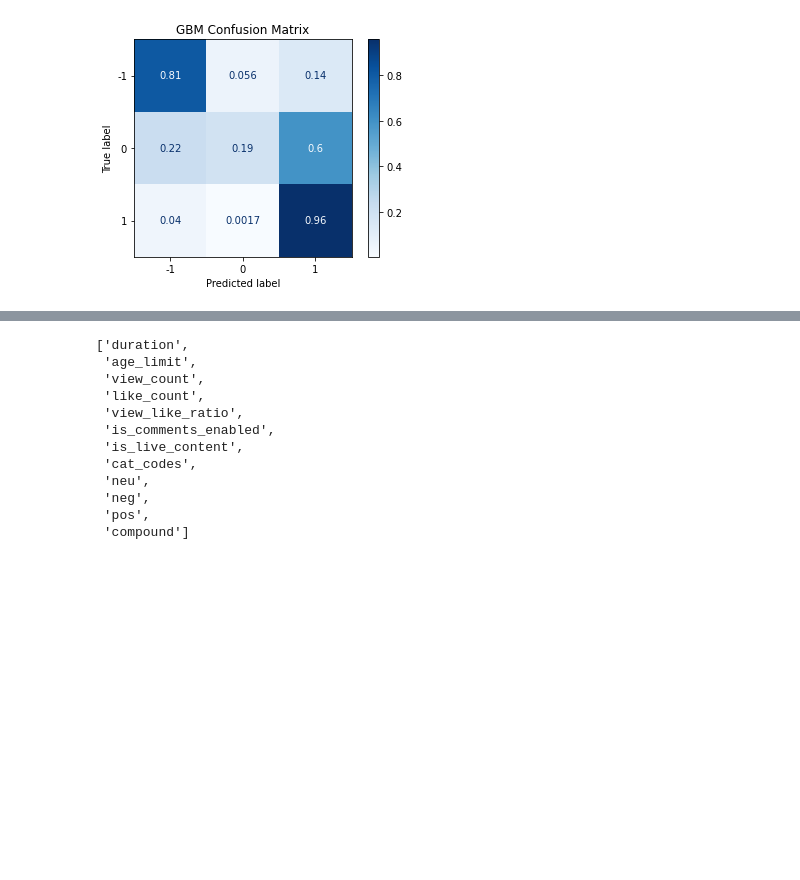
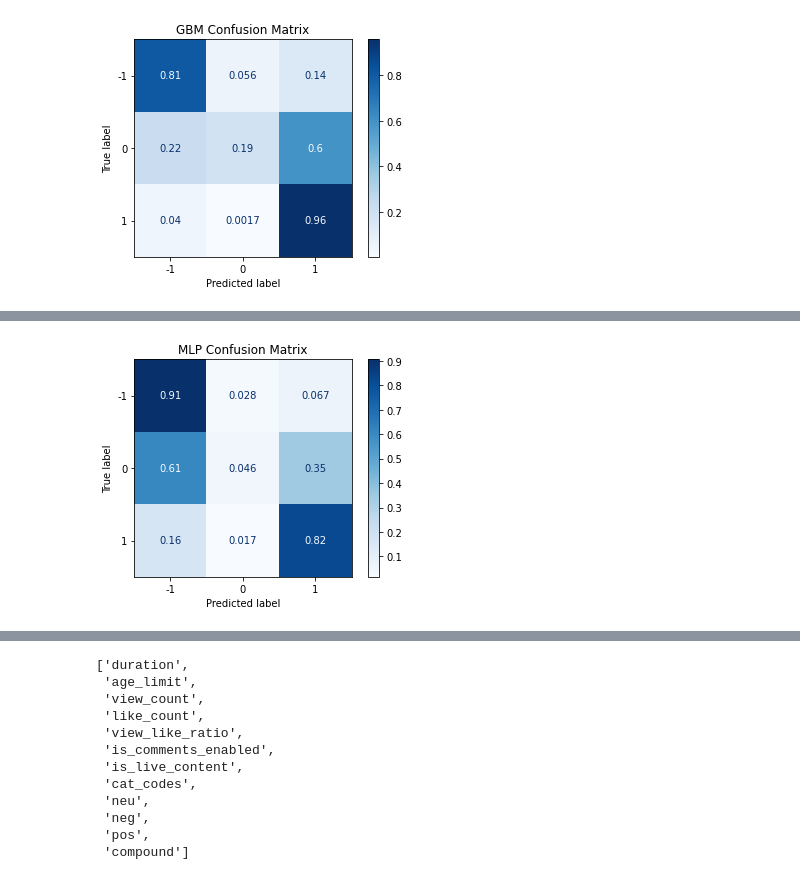
Before and after one commit to Jmete/youtube-dislikes, a Jupyter notebook: notebooks/model_training_tests.ipynb, the cells around one changed output, grey strips where cells are left out. Saved outputs shown, nothing was run; the diff lists cells and outputs as text; code cells hidden in the pictures; blank space fills up the shorter version.

```diff
--- a/notebooks/model_training_tests.ipynb
+++ b/notebooks/model_training_tests.ipynb
@@ -209,0 +286,21 @@ We will use fastai to create a tabular learner neural net
+# %%
+# Starting with Sklearn MLP
+# Training model
+mlp_clf = MLPClassifier(random_state=random_state, max_iter=300, verbose=2)
+mlp_clf.fit(training_df[X_cols],training_df[y_col])
+
+# Testing model
+mlp_acc,mlp_f1 = test_model_metrics(mlp_clf,"MLP",testing_df[X_cols],testing_df[y_col])
+
+disp = ConfusionMatrixDisplay.from_estimator(
+    mlp_clf,
+    testing_df[X_cols],
+    testing_df[y_col],
+    cmap=plt.cm.Blues,
+    normalize="true",
+)
+disp.ax_.set_title("MLP Confusion Matrix")
+
+print("MLP Confusion Matrix")
+print(disp.confusion_matrix)
+# %% [output]
@@ -209,0 +324 @@ We will use fastai to create a tabular learner neural net
+[figure, added]
```
Also changed, not shown: parts of 24 cells of this notebook, 4 other files.
